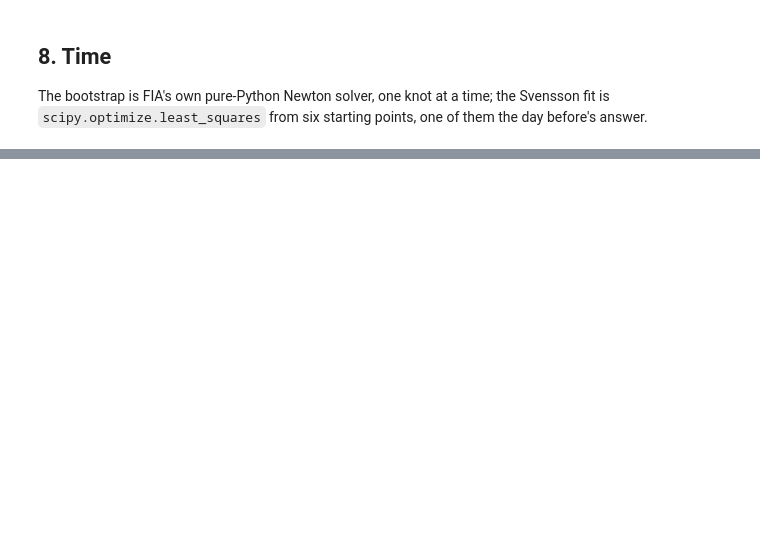
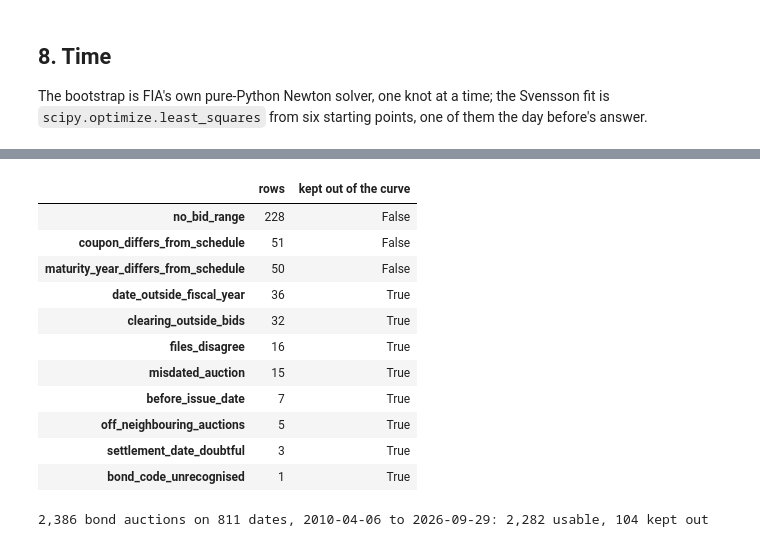
Before and after one commit to Makayacine/Finance, a Jupyter notebook: sovereign-curves-cicd-lambda-glue-ecs/sovereign-curves-walkthrough.ipynb, the cells around one changed output, grey strips where cells are left out. Cells and saved outputs as stored; diff of their text form; code cells hidden in the pictures; blank space fills up the shorter version.

```diff
--- a/sovereign-curves-cicd-lambda-glue-ecs/sovereign-curves-walkthrough.ipynb
+++ b/sovereign-curves-cicd-lambda-glue-ecs/sovereign-curves-walkthrough.ipynb
@@ -417,0 +431,26 @@ t.round(3)
+# %%
+from bond_analytics import jse, nt_auctions
+
+sa_rows = load.read_sa_auctions(LAKE)
+sa_bonds = load.read_sa_bonds(LAKE)
+flags = pd.Series([f for r in sa_rows for f in (r["quality_flags"] or "").split(",") if f]).value_counts()
+display(pd.DataFrame({"rows": flags, "kept out of the curve": [f in nt_auctions.BLOCKING for f in flags.index]}))
+usable = sum(nt_auctions.usable(r) for r in sa_rows)
+print(f"{len(sa_rows):,} bond auctions on {len({r['auction_date'] for r in sa_rows})} dates, "
+      f"{sa_rows[0]['auction_date']} to {sa_rows[-1]['auction_date']}: {usable:,} usable, {len(sa_rows) - usable} kept out")
+pd.DataFrame(sa_rows)[["auction_date", "bond_code", "clearing_yield", "best_bid", "worst_bid", "source_file", "quality_flags"]] \
+    .query("bond_code in ('R2048', 'R2053') and auction_date in (@dt.date(2012, 8, 21), @dt.date(2025, 4, 22))")
+# %% [output]
+|  | rows | kept out of the curve |
+| no_bid_range | 228 | False |
+| coupon_differs_from_schedule | 51 | False |
+| maturity_year_differs_from_schedule | 50 | False |
+| date_outside_fiscal_year | 36 | True |
+| clearing_outside_bids | 32 | True |
+| files_disagree | 16 | True |
+| misdated_auction | 15 | True |
+| before_issue_date | 7 | True |
+| off_neighbouring_auctions | 5 | True |
+| settlement_date_doubtful | 3 | True |
+| bond_code_unrecognised | 1 | True |
+2,386 bond auctions on 811 dates, 2010-04-06 to 2026-09-29: 2,282 usable, 104 kept out
```
Also changed, not shown: parts of 14 cells of this notebook, 3 other files.
